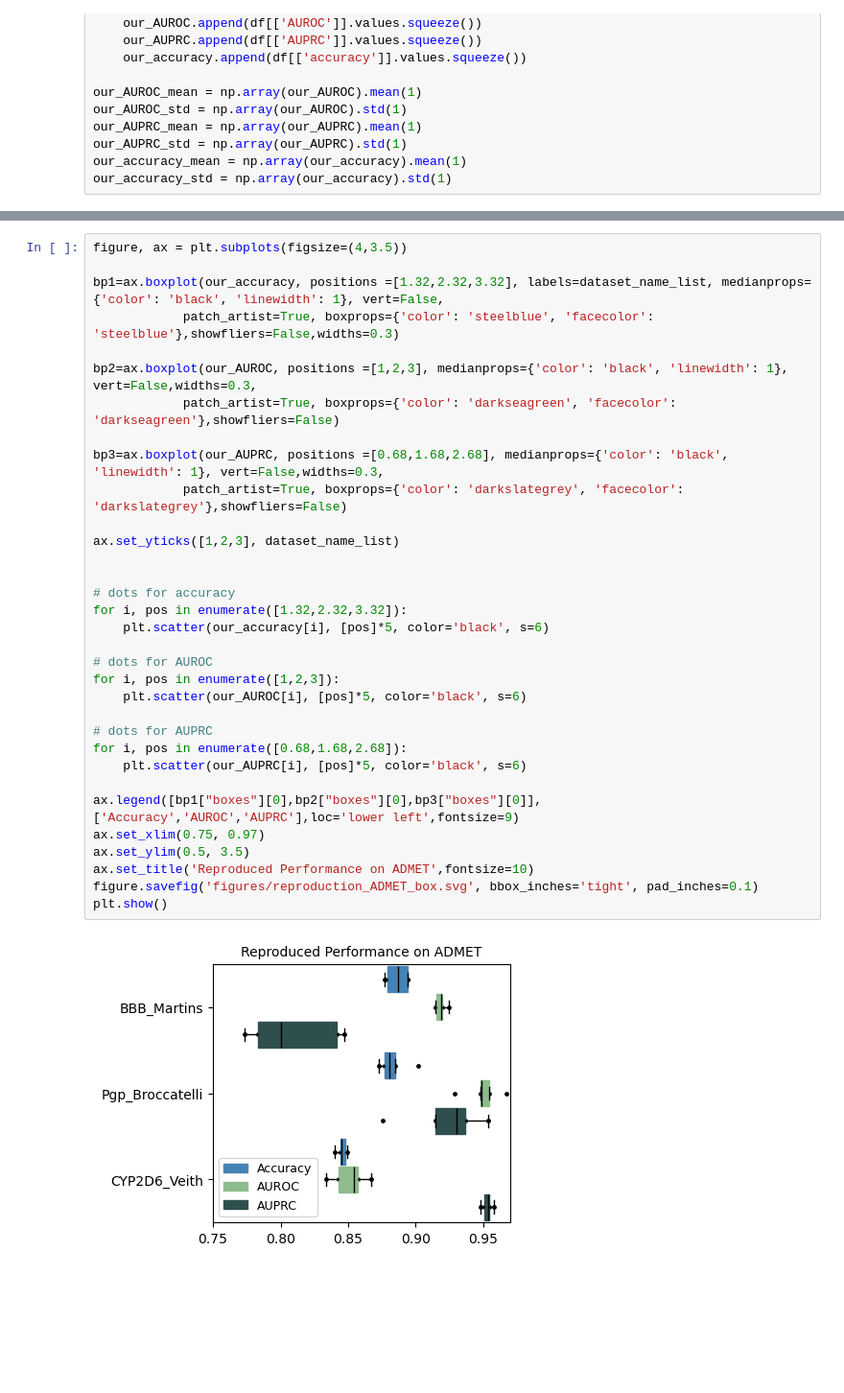
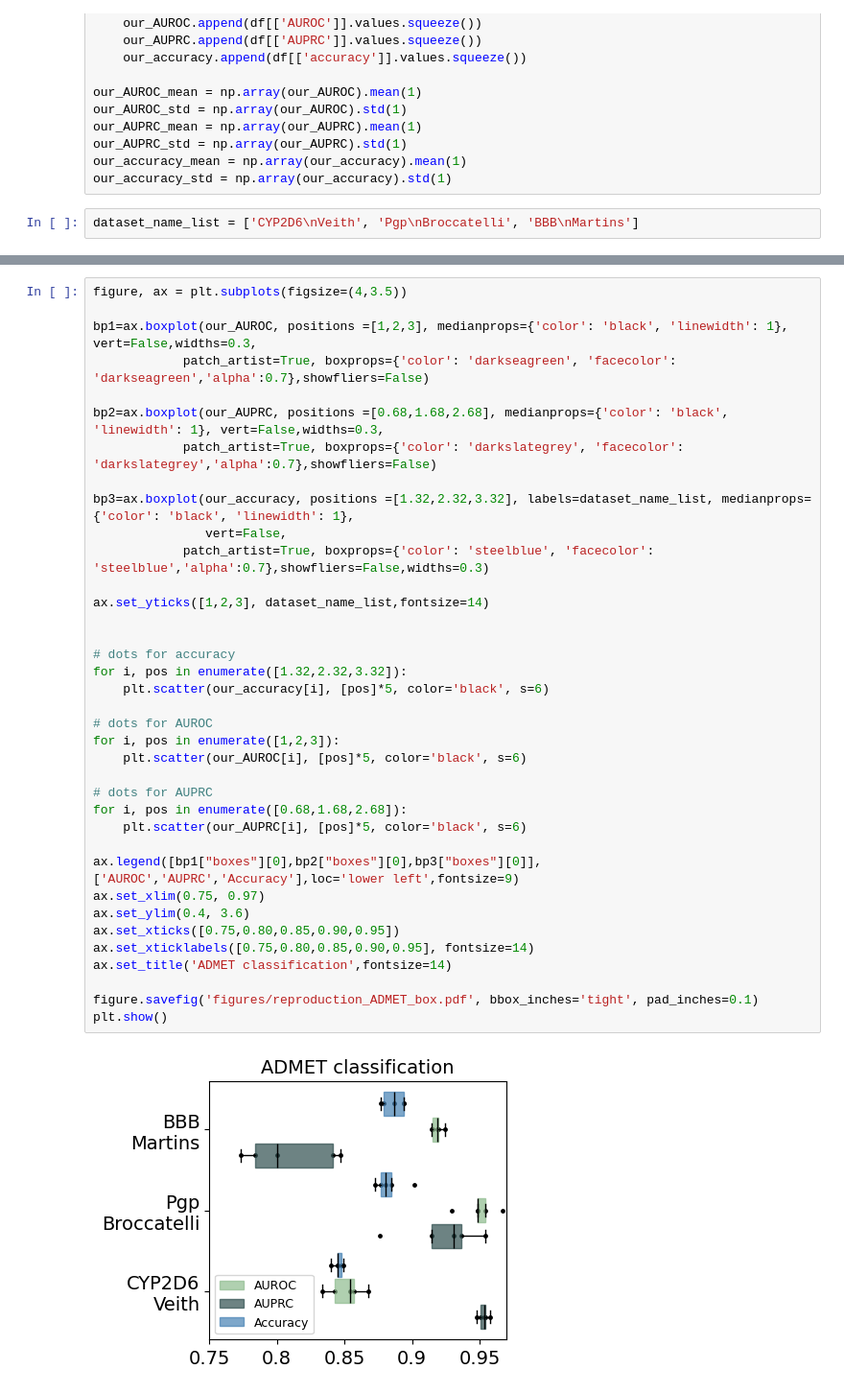
Before and after one commit to LuJiangTHU/NYAN_reuse, a Jupyter notebook: plot_part1_reproduction.ipynb, the cells around one changed output, grey strips where cells are left out. Shown: that part at 96% size. Saved outputs shown, nothing was run; the diff lists cells and outputs as text; blank space fills up the shorter version.

```diff
--- a/plot_part1_reproduction.ipynb
+++ b/plot_part1_reproduction.ipynb
@@ -189,6 +192,8 @@ our_AUPRC_mean = np.array(our_AUPRC).mean(1)
 our_AUPRC_std = np.array(our_AUPRC).std(1)
 our_accuracy_mean = np.array(our_accuracy).mean(1)
 our_accuracy_std = np.array(our_accuracy).std(1)
+# %%
+dataset_name_list = ['CYP2D6\nVeith', 'Pgp\nBroccatelli', 'BBB\nMartins']
 # %%
 # the performance on ADMET of our retrained 350K model
 textcolor = 'black'
@@ -281,35 +305,39 @@ plt.close()
 # %%
 figure, ax = plt.subplots(figsize=(4,3.5))
 
-bp1=ax.boxplot(our_accuracy, positions =[1.32,2.32,3.32], labels=dataset_name_list, medianprops={'color': 'black', 'linewidth': 1}, vert=False,
-            patch_artist=True, boxprops={'color': 'steelblue', 'facecolor': 'steelblue'},showfliers=False,widths=0.3)
+bp1=ax.boxplot(our_AUROC, positions =[1,2,3], medianprops={'color': 'black', 'linewidth': 1}, vert=False,widths=0.3,
+            patch_artist=True, boxprops={'color': 'darkseagreen', 'facecolor': 'darkseagreen','alpha':0.7},showfliers=False)
 
-bp2=ax.boxplot(our_AUROC, positions =[1,2,3], medianprops={'color': 'black', 'linewidth': 1}, vert=False,widths=0.3,
-            patch_artist=True, boxprops={'color': 'darkseagreen', 'facecolor': 'darkseagreen'},showfliers=False)
+bp2=ax.boxplot(our_AUPRC, positions =[0.68,1.68,2.68], medianprops={'color': 'black', 'linewidth': 1}, vert=False,widths=0.3,
+            patch_artist=True, boxprops={'color': 'darkslategrey', 'facecolor': 'darkslategrey','alpha':0.7},showfliers=False)
 
-bp3=ax.boxplot(our_AUPRC, positions =[0.68,1.68,2.68], medianprops={'color': 'black', 'linewidth': 1}, vert=False,widths=0.3,
-            patch_artist=True, boxprops={'color': 'darkslategrey', 'facecolor': 'darkslategrey'},showfliers=False)
+bp3=ax.boxplot(our_accuracy, positions =[1.32,2.32,3.32], labels=dataset_name_list, medianprops={'color': 'black', 'linewidth': 1},
+               vert=False,
+            patch_artist=True, boxprops={'color': 'steelblue', 'facecolor': 'steelblue','alpha':0.7},showfliers=False,widths=0.3)
 
-ax.set_yticks([1,2,3], dataset_name_list)
+ax.set_yticks([1,2,3], dataset_name_list,fontsize=14)
 
 
 # dots for accuracy
 for i, pos in enumerate([1.32,2.32,3.32]):
     plt.scatter(our_accuracy[i], [pos]*5, color='black', s=6)
 
 # dots for AUROC
 for i, pos in enumerate([1,2,3]):
     plt.scatter(our_AUROC[i], [pos]*5, color='black', s=6)
 
 # dots for AUPRC
 for i, pos in enumerate([0.68,1.68,2.68]):
     plt.scatter(our_AUPRC[i], [pos]*5, color='black', s=6)
 
-ax.legend([bp1["boxes"][0],bp2["boxes"][0],bp3["boxes"][0]],['Accuracy','AUROC','AUPRC'],loc='lower left',fontsize=9)
+ax.legend([bp1["boxes"][0],bp2["boxes"][0],bp3["boxes"][0]],['AUROC','AUPRC','Accuracy'],loc='lower left',fontsize=9)
 ax.set_xlim(0.75, 0.97)
-ax.set_ylim(0.5, 3.5)
-ax.set_title('Reproduced Performance on ADMET',fontsize=10)
-figure.savefig('figures/reproduction_ADMET_box.svg', bbox_inches='tight', pad_inches=0.1)
+ax.set_ylim(0.4, 3.6)
+ax.set_xticks([0.75,0.80,0.85,0.90,0.95])
+ax.set_xticklabels([0.75,0.80,0.85,0.90,0.95], fontsize=14)
+ax.set_title('ADMET classification',fontsize=14)
+
+figure.savefig('figures/reproduction_ADMET_box.pdf', bbox_inches='tight', pad_inches=0.1)
 plt.show()
 # %% [output]
-[figure, old version]
+[figure, new version]
```
Also changed, not shown: parts of 5 cells of this notebook, 41 other files.
